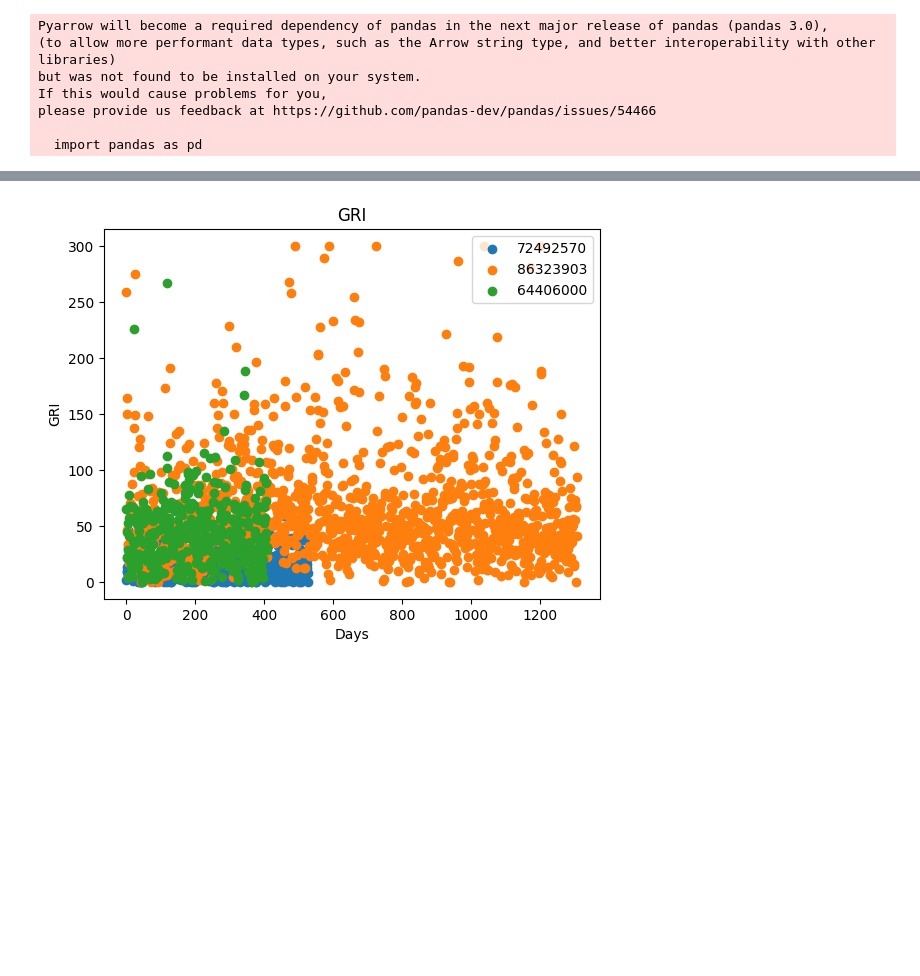
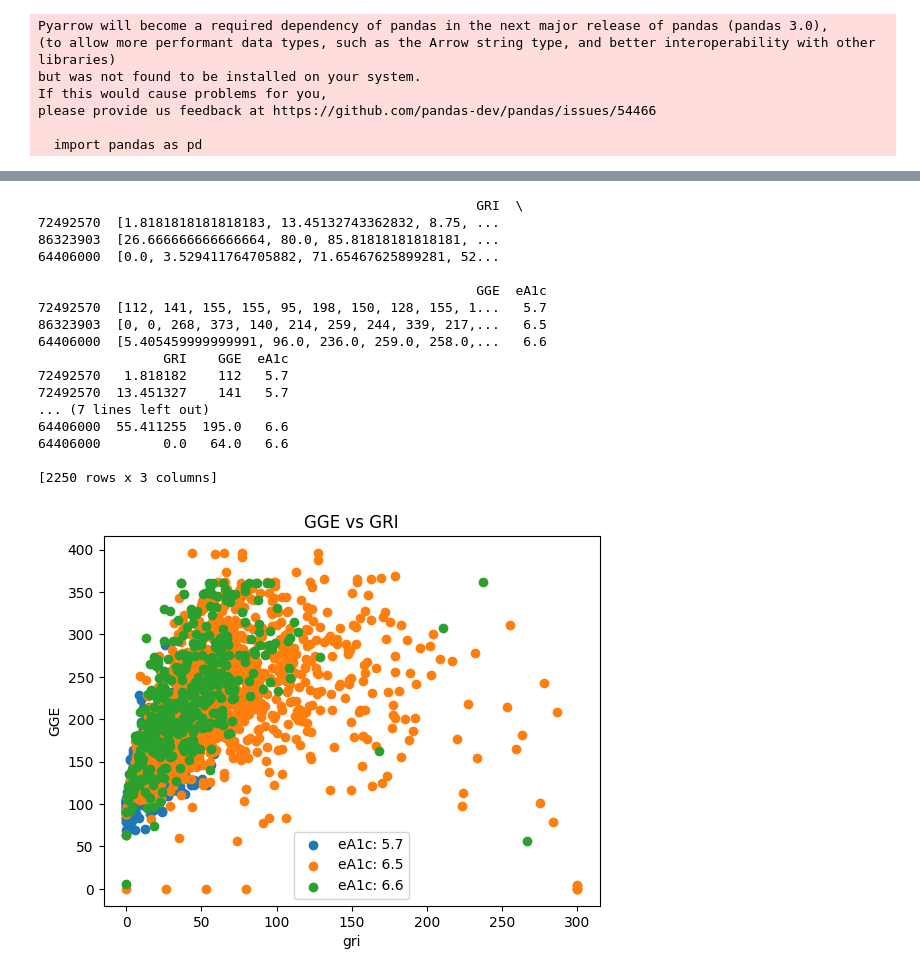
Before and after one commit to francesco-vaselli/GlucoseGuard, a Jupyter notebook: src/data_processing/explore_dataset.ipynb, the cells around one changed output, grey strips where cells are left out. Cells and saved outputs as stored; diff of their text form; code cells hidden in the pictures; blank space fills up the shorter version.

Commit message:
new data savings, new visuals

```diff
--- a/src/data_processing/explore_dataset.ipynb
+++ b/src/data_processing/explore_dataset.ipynb
@@ -14,6 +14,6 @@ please provide us feedback at https://github.com/pandas-dev/pandas/issues/54466
 
   import pandas as pd
 # %%
-ds = np.load("dataset_24h.npy", allow_pickle=True)
+ds = np.load("dataset_full.npy", allow_pickle=True)
 # %%
 print(ds.shape)
@@ -87,3 +89,5 @@ print(data.head())
+# %%
+data = df.copy()
 # %%
 
 class Metrics:
@@ -182,0 +311,16 @@ GRI: [ 1.81818182 13.45132743  8.75        9.96108949  5.82995951 29.84771574
+# %%
+# now plot the GRI vs STD
+std = metrics.std()
+plt.scatter(gri, std)
+plt.title('STD vs GRI')
+plt.xlabel('GRI')
+plt.ylabel('STD')
+# add eA1c to legend
+eA1c = np.round(metrics.eA1c(),1)
+plt.legend([f'eA1c: {eA1c}'])
+plt.show()
+
+# same plot using seaborn jointplot
+g = sns.jointplot(x=gri, y=std, kind='hist', bins=30, marginal_kws=dict(bins=30))
+g.set_axis_labels('GRI', 'STD')
+plt.show()
@@ -183,19 +330,60 @@ GRI: [ 1.81818182 13.45132743  8.75        9.96108949  5.82995951 29.84771574
 # %%
-# for each patient, get the gri and plot against the others
+# for each patient, get the gri and plot against the gge
 gri_list = []
+GGE_list = []
+eA1c_list = []
 for patient in ds.item():
     metrics = Metrics(data.loc[patient])
     gri = metrics.gri()
     gri_list.append(gri)
+    GGE = metrics.GGE()
+    GGE_list.append(GGE)
+    eA1c = np.round(metrics.eA1c(),1)
+    eA1c_list.append(eA1c)
 
 # plot the gri scatter plot
 for i, patient in enumerate(ds.item()):
-    plt.scatter(range(len(gri_list[i])), gri_list[i], label=patient)
+    plt.scatter(gri_list[i], GGE_list[i], label=patient)
 
-plt.legend()
-plt.title('GRI')
-plt.xlabel('Days')
-plt.ylabel('GRI')
+# add eA1c to legend
+plt.legend([f'eA1c: {eA1c_list[i]}' for i in range(len(eA1c_list))])
+
+
+plt.title('GGE vs GRI')
+plt.xlabel('gri')
+plt.ylabel('GGE')
+# plt.show()
+
+# a more fancy plot using seaborn jointplot
+# Create a DataFrame with the lists as columns so sns.jointplot() can be used
+# patients as index
+
+df = pd.DataFrame({'GRI': gri_list, 'GGE': GGE_list, 'eA1c': eA1c_list}, index=ds.item().keys())
+print(df)
+df = df.explode(['GRI', 'GGE'])
+print(df)
+
+g = sns.jointplot(x='GRI', y='GGE', data=df, kind='kde', hue=df.index, density=True)
+g.set_axis_labels('GRI', 'GGE')
+# put eA1c in legend
+
 plt.show()
 # %% [output]
+                                                        GRI  \
+72492570  [1.8181818181818183, 13.45132743362832, 8.75, ...
+86323903  [26.666666666666664, 80.0, 85.81818181818181, ...
+64406000  [0.0, 3.529411764705882, 71.65467625899281, 52...
+
+                                                        GGE  eA1c
+72492570  [112, 141, 155, 155, 95, 198, 150, 128, 155, 1...   5.7
+86323903  [0, 0, 268, 373, 140, 214, 259, 244, 339, 217,...   6.5
+64406000  [5.405459999999991, 96.0, 236.0, 259.0, 258.0,...   6.6
+                GRI    GGE  eA1c
+72492570   1.818182    112   5.7
+72492570  13.451327    141   5.7
+... (7 lines left out)
+64406000  55.411255  195.0   6.6
+64406000        0.0   64.0   6.6
+
+[2250 rows x 3 columns]
-[figure, old version]
+[figure, new version]
```
Also changed, not shown: parts of 8 cells of this notebook, 2 other files.
